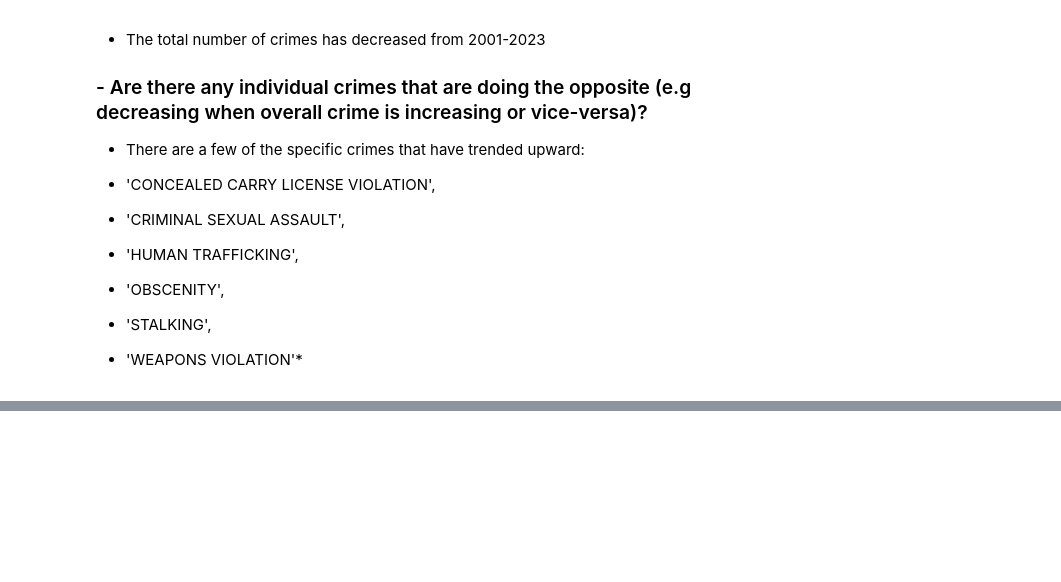
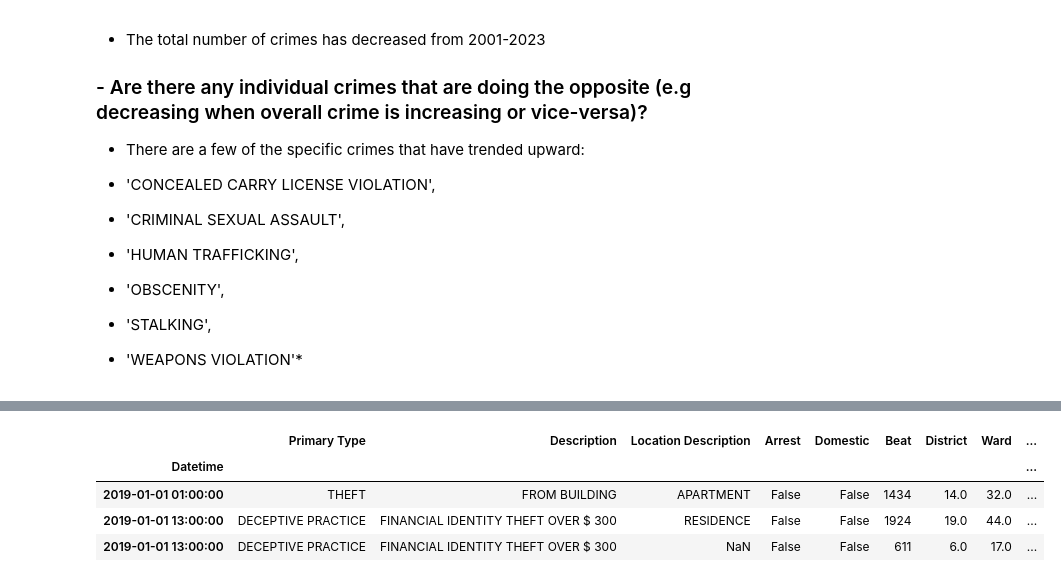
Before and after one commit to tjbingamon/Project-4---Chicago-Crime-Data, a Jupyter notebook: Project 4 Part 1.ipynb, the cells around one changed output, grey strips where cells are left out. Cells and saved outputs as stored; diff of their text form; code cells hidden in the pictures; blank space fills up the shorter version.

```diff
--- a/Project 4 Part 1.ipynb
+++ b/Project 4 Part 1.ipynb
@@ -500,0 +508,10 @@ plt.xticks(np.arange(0,23, step=2));
+# %%
+df3['Month'] = df3.index.month
+df3['MonthName'] = df3.index.month_name()
+df3.head(3)
+# %% [output]
+|  | Primary Type | Description | Location Description | Arrest | Domestic | Beat | District | Ward | ... |
+| Datetime |  |  |  |  |  |  |  |  | ... |
+| 2019-01-01 01:00:00 | THEFT | FROM BUILDING | APARTMENT | False | False | 1434 | 14.0 | 32.0 | ... |
+| 2019-01-01 13:00:00 | DECEPTIVE PRACTICE | FINANCIAL IDENTITY THEFT OVER $ 300 | RESIDENCE | False | False | 1924 | 19.0 | 44.0 | ... |
+| 2019-01-01 13:00:00 | DECEPTIVE PRACTICE | FINANCIAL IDENTITY THEFT OVER $ 300 | NaN | False | False | 611 | 6.0 | 17.0 | ... |
```
Also changed, not shown: parts of 10 cells of this notebook.
